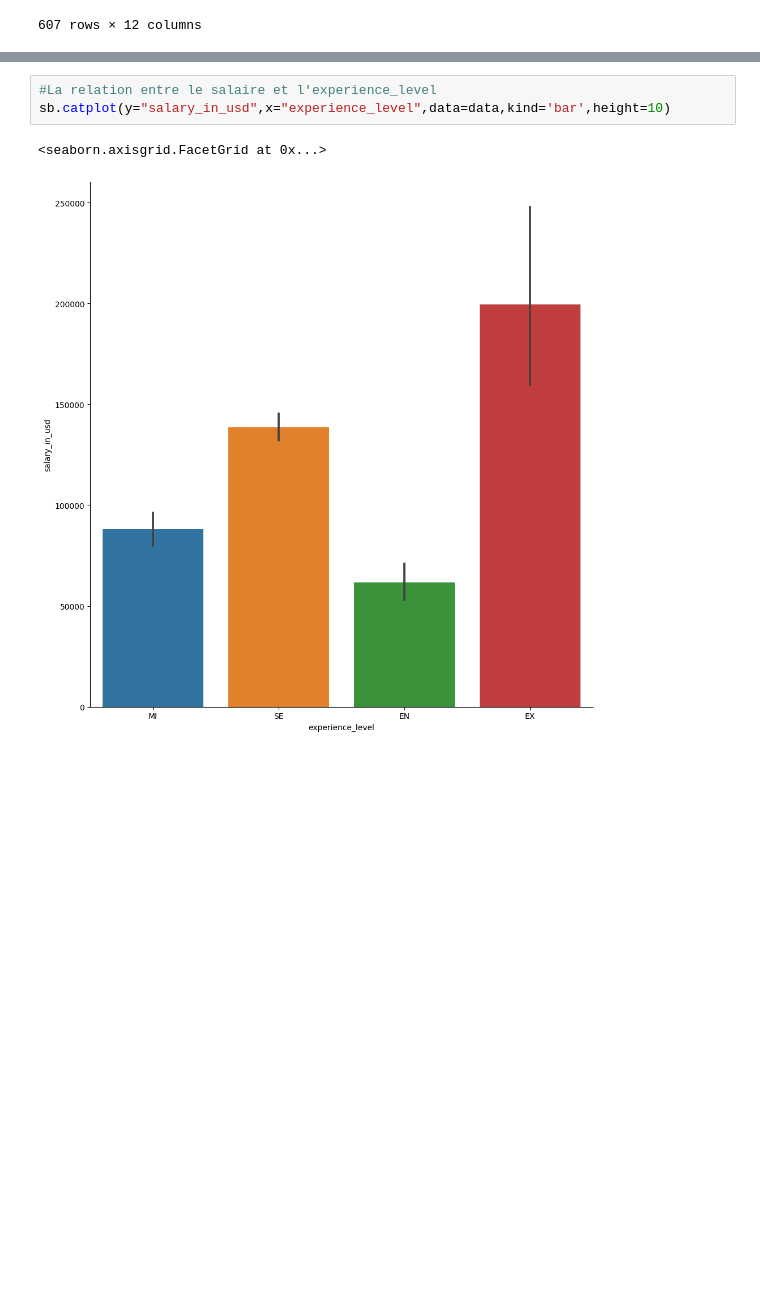
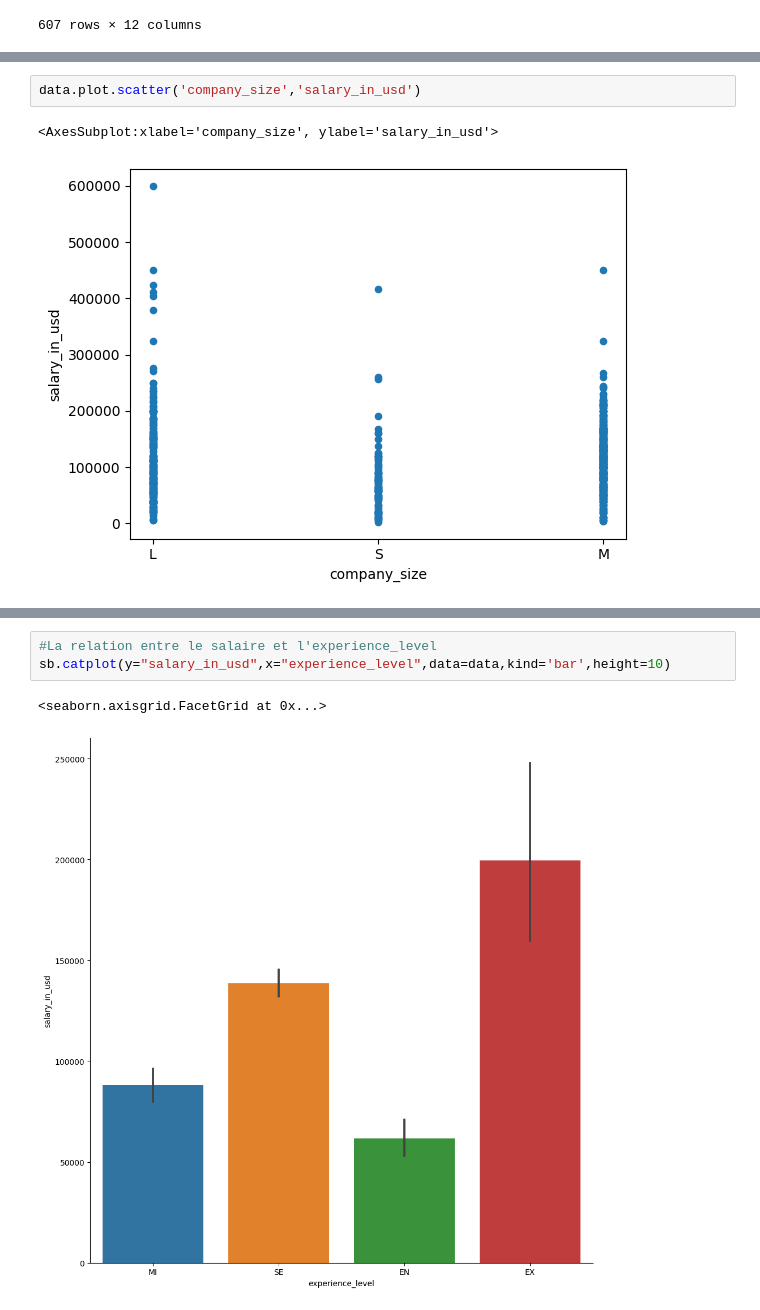
Before and after one commit to An-tianqi/python, a Jupyter notebook: Data Science Job Salaries.ipynb, the cells around one changed output, grey strips where cells are left out. Cells and saved outputs as stored; diff of their text form; blank space fills up the shorter version.

```diff
--- a/Data Science Job Salaries.ipynb
+++ b/Data Science Job Salaries.ipynb
@@ -24,0 +41,5 @@ data
+# %%
+data.plot.scatter('company_size','salary_in_usd')
+# %% [output]
+<AxesSubplot:xlabel='company_size', ylabel='salary_in_usd'>
+[figure, added]
```
Also changed, not shown: parts of 16 cells of this notebook.
